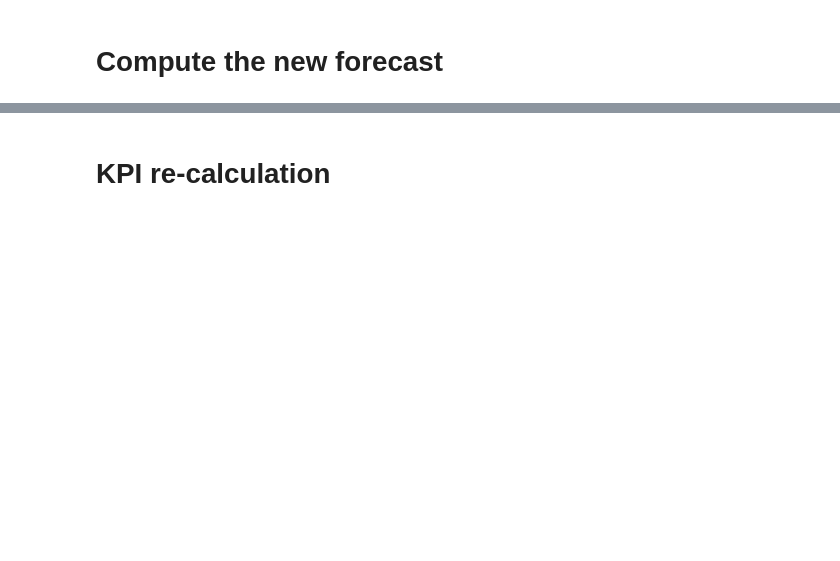
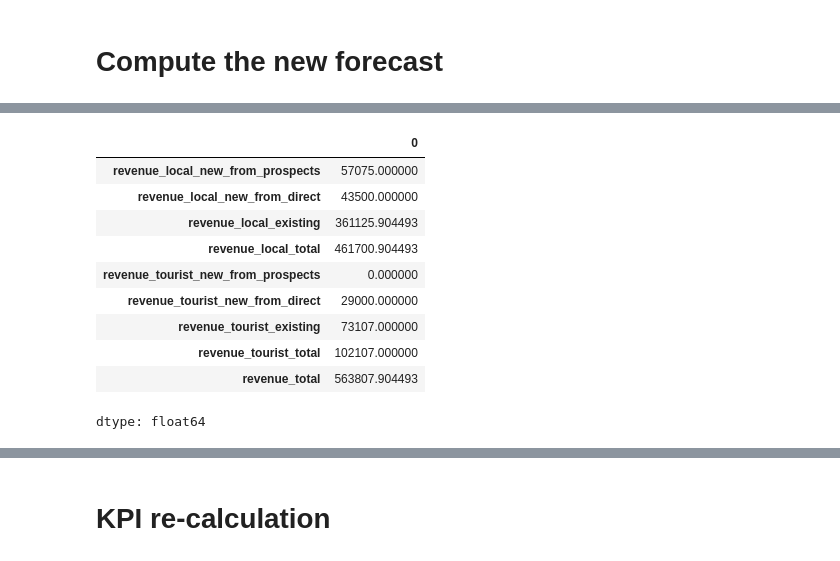
Before and after one commit to slunara/corporateProject, a Jupyter notebook: simulation.ipynb, the cells around one changed output, grey strips where cells are left out. Saved outputs shown, nothing was run; the diff lists cells and outputs as text; code cells hidden in the pictures; blank space fills up the shorter version.

```diff
--- a/simulation.ipynb
+++ b/simulation.ipynb
@@ -274,0 +309,14 @@ np.float64(399999.99999999965)
+# %%
+new_total_revenue_df.sum()
+# %% [output]
+|  | 0 |
+| revenue_local_new_from_prospects | 57075.000000 |
+| revenue_local_new_from_direct | 43500.000000 |
+| revenue_local_existing | 361125.904493 |
+| revenue_local_total | 461700.904493 |
+| revenue_tourist_new_from_prospects | 0.000000 |
+| revenue_tourist_new_from_direct | 29000.000000 |
+| revenue_tourist_existing | 73107.000000 |
+| revenue_tourist_total | 102107.000000 |
+| revenue_total | 563807.904493 |
+dtype: float64
```
Also changed, not shown: parts of 17 cells of this notebook.
